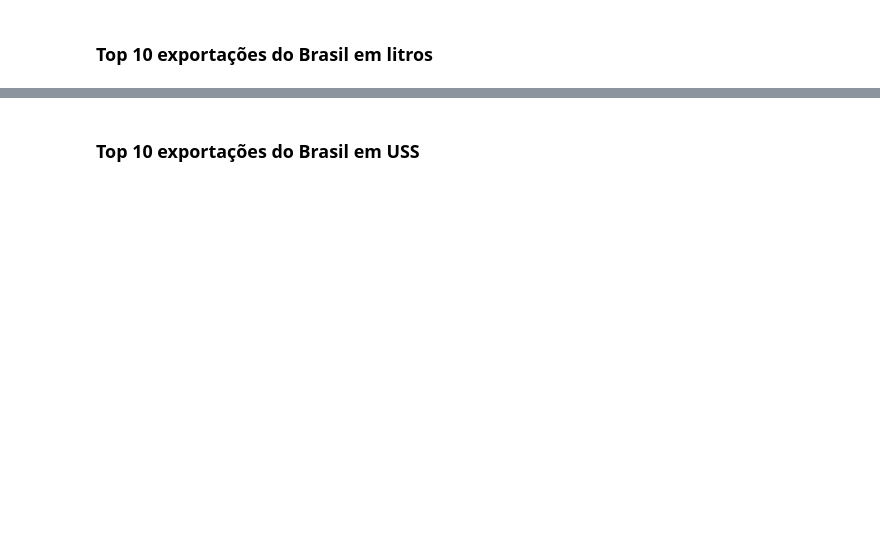
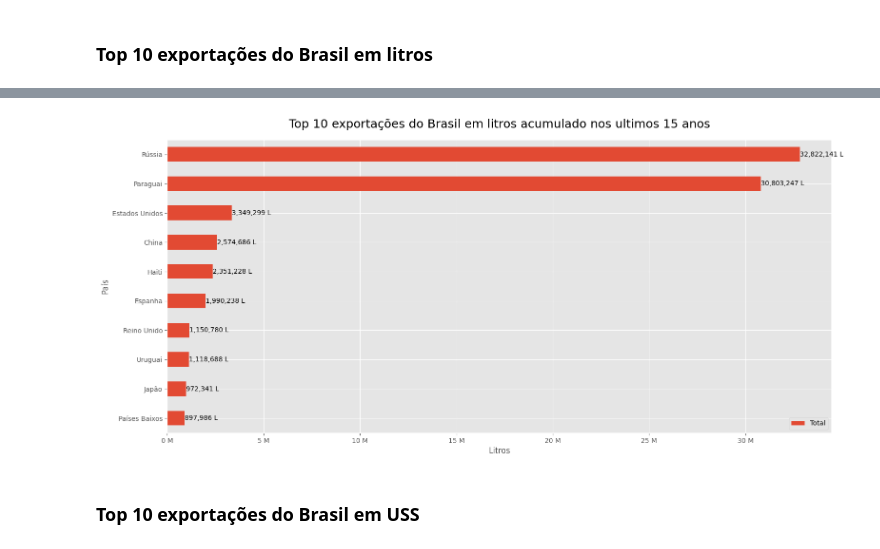
Before and after one commit to felipefreitasffs/wineAnalysis, a Jupyter notebook: src/wine.ipynb, the cells around one changed output, grey strips where cells are left out. Drawn from its saved outputs; the diff is of its cells as text; code cells hidden in the pictures; blank space fills up the shorter version.

```diff
--- a/src/wine.ipynb
+++ b/src/wine.ipynb
@@ -64,3 +71,21 @@ plt.show()
+# %%
+df_plot_lt = expVinhoLitros.sort_values(by="Total", ascending=False).head(10)
+new_df_lt = pd.concat([df_plot_lt.iloc[:,0:0],df_plot_lt.iloc[:,-1:]],axis = 1).iloc[::-1]
+
+axis = new_df_lt.plot.barh(figsize=(18,8))
+axis.xaxis.set_major_formatter(million_formatter)
+axis.set_ylabel('País')
+axis.set_xlabel('Litros')
+title_obj = plt.title("Top 10 exportações do Brasil em litros acumulado nos ultimos 15 anos", fontsize=18, pad=18)
+plt.setp(title_obj, color='black')
+plt.legend(labelcolor='black')
+# texto para cada barra
+axis.bar_label(axis.containers[0], fmt='{:,.0f} L', color='black')
+
+
+plt.show()
+# %% [output]
+[figure, added]
 # %% [markdown]
 ### Top 10 exportações do Brasil em USS
 # %%
```
Also changed, not shown: parts of 7 cells of this notebook, 17 other files.
